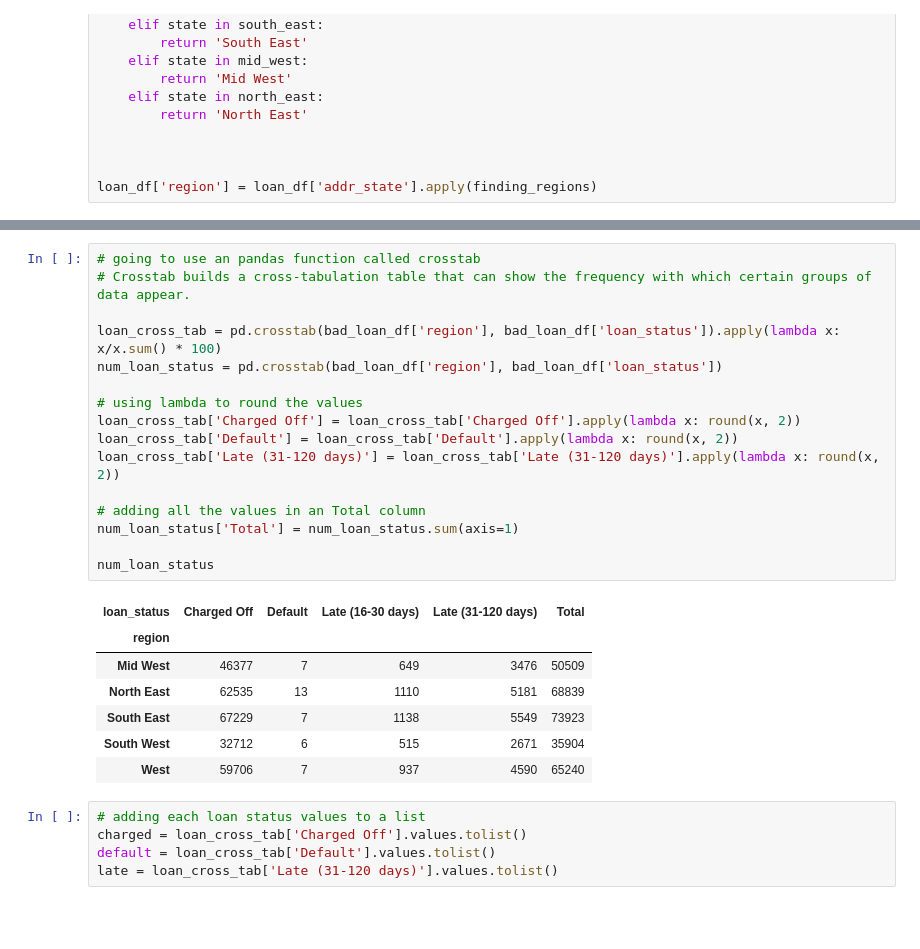
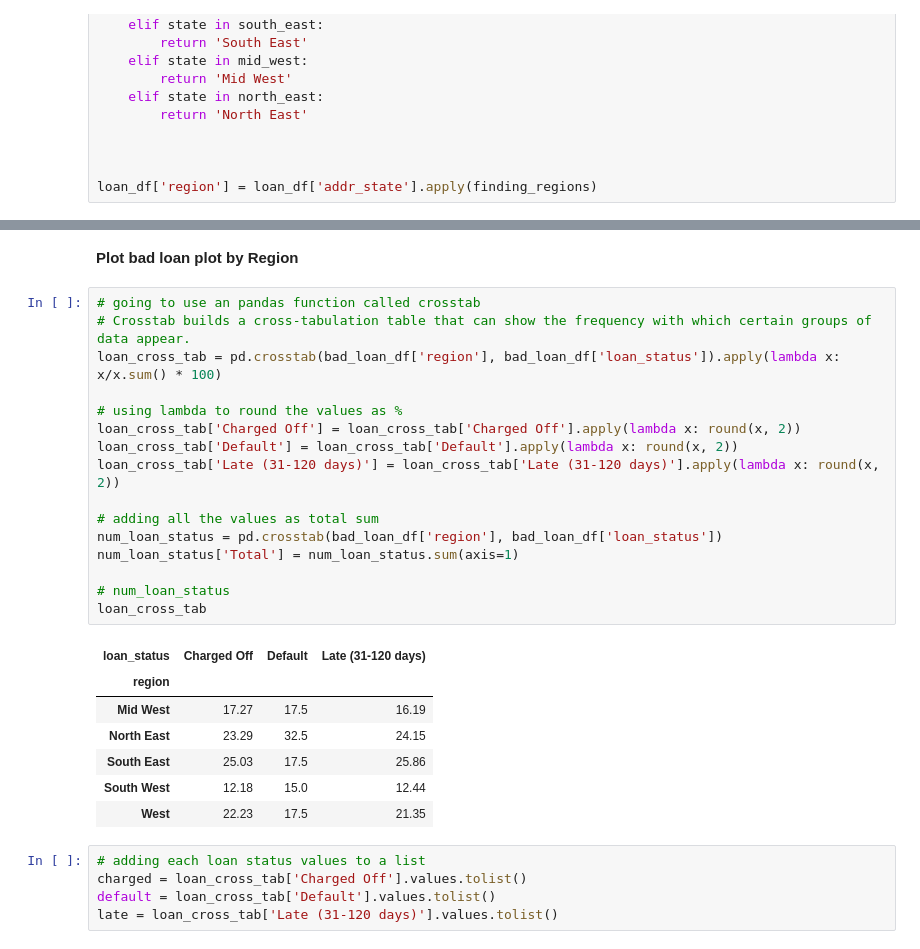
Before and after one commit to davisdw/Lending_Club_Loan_Prediction_Analysis, a Jupyter notebook: loan_prediction.ipynb, the cells around one changed output, grey strips where cells are left out. Saved outputs shown, nothing was run; the diff lists cells and outputs as text; blank space fills up the shorter version.

```diff
--- a/loan_prediction.ipynb
+++ b/loan_prediction.ipynb
@@ -169,28 +179,30 @@ Bad Loan    294415
 Name: count, dtype: int64
+# %% [markdown]
+**Plot bad loan plot by Region**
 # %%
 # going to use an pandas function called crosstab
 # Crosstab builds a cross-tabulation table that can show the frequency with which certain groups of data appear.
+loan_cross_tab = pd.crosstab(bad_loan_df['region'], bad_loan_df['loan_status']).apply(lambda x: x/x.sum() * 100)
 
-loan_cross_tab = pd.crosstab(bad_loan_df['region'], bad_loan_df['loan_status']).apply(lambda x: x/x.sum() * 100)
-num_loan_status = pd.crosstab(bad_loan_df['region'], bad_loan_df['loan_status'])
-
-# using lambda to round the values
+# using lambda to round the values as %
 loan_cross_tab['Charged Off'] = loan_cross_tab['Charged Off'].apply(lambda x: round(x, 2))
 loan_cross_tab['Default'] = loan_cross_tab['Default'].apply(lambda x: round(x, 2))
 loan_cross_tab['Late (31-120 days)'] = loan_cross_tab['Late (31-120 days)'].apply(lambda x: round(x, 2))
 
-# adding all the values in an Total column
+# adding all the values as total sum
+num_loan_status = pd.crosstab(bad_loan_df['region'], bad_loan_df['loan_status'])
 num_loan_status['Total'] = num_loan_status.sum(axis=1)
 
-num_loan_status
+# num_loan_status
+loan_cross_tab
 # %% [output]
-| loan_status | Charged Off | Default | Late (16-30 days) | Late (31-120 days) | Total |
-| region |  |  |  |  |  |
-| Mid West | 46377 | 7 | 649 | 3476 | 50509 |
-| North East | 62535 | 13 | 1110 | 5181 | 68839 |
-| South East | 67229 | 7 | 1138 | 5549 | 73923 |
-| South West | 32712 | 6 | 515 | 2671 | 35904 |
-| West | 59706 | 7 | 937 | 4590 | 65240 |
+| loan_status | Charged Off | Default | Late (31-120 days) |
+| region |  |  |  |
+| Mid West | 17.27 | 17.5 | 16.19 |
+| North East | 23.29 | 32.5 | 24.15 |
+| South East | 25.03 | 17.5 | 25.86 |
+| South West | 12.18 | 15.0 | 12.44 |
+| West | 22.23 | 17.5 | 21.35 |
 # %%
 # adding each loan status values to a list
 charged = loan_cross_tab['Charged Off'].values.tolist()
```
Also changed, not shown: parts of 28 cells of this notebook, 1 other file.
